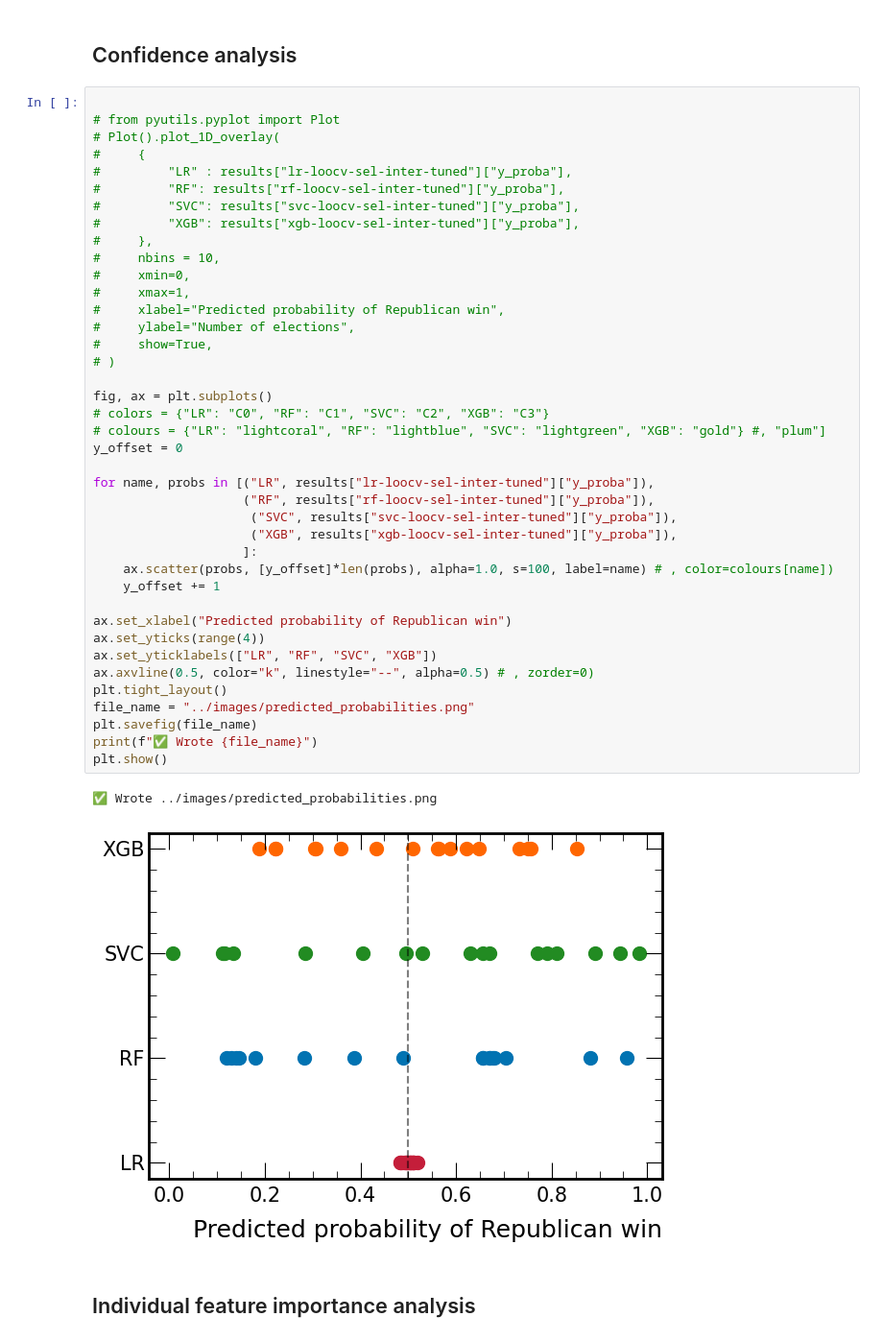
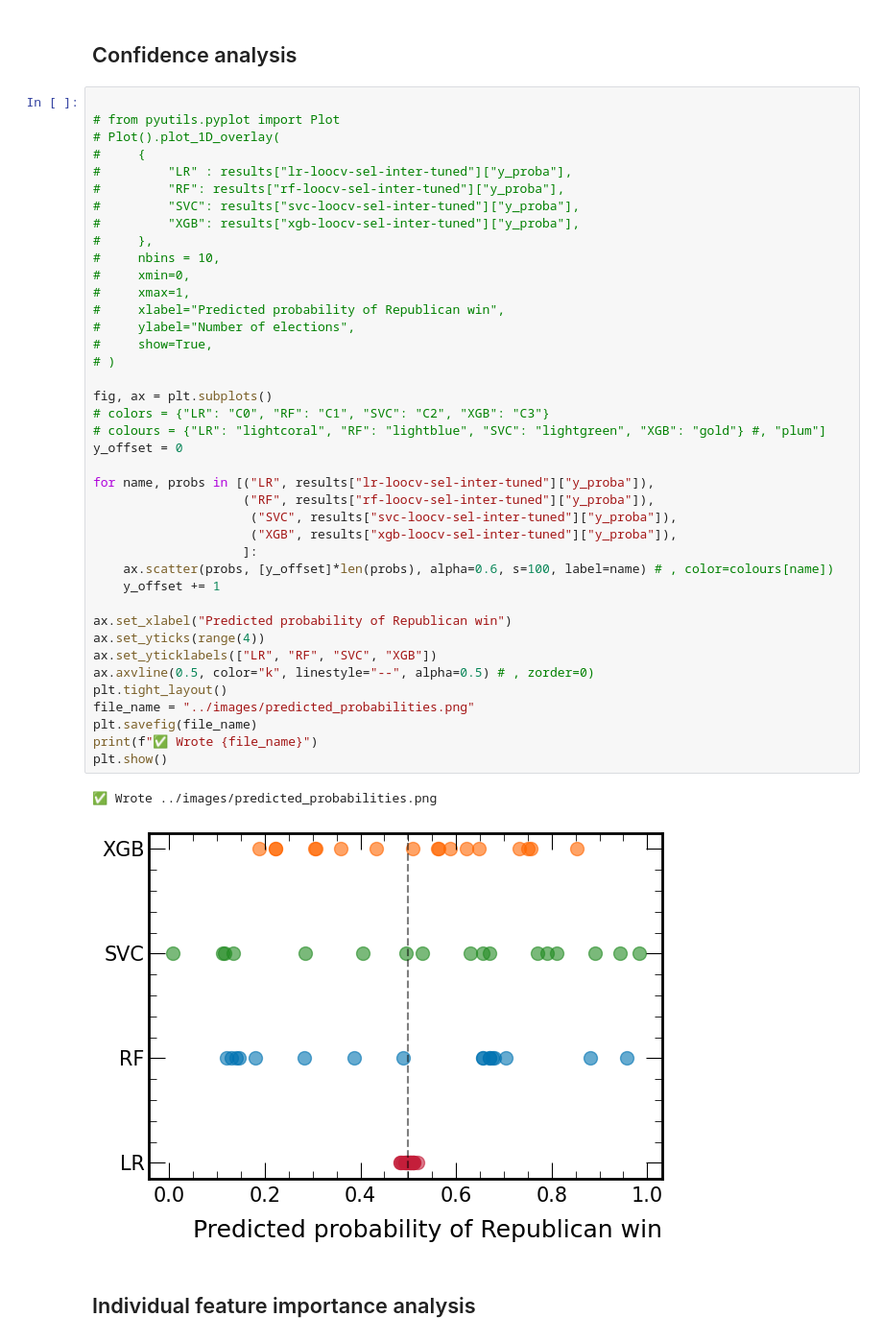
Before and after one commit to sam-grant/election-predictor, a Jupyter notebook: code/main.ipynb, the cells around one changed output. Shown at 96% size. Drawn from its saved outputs; the diff is of its cells as text.

Commit message:
Adjusting colour scheme again

```diff
--- a/code/main.ipynb
+++ b/code/main.ipynb
@@ -1741,35 +1741,35 @@ Predicted Right with 88% confidence. Post-Watergate, post-Vietnam era with uniqu
 #     xmin=0,
 #     xmax=1,
 #     xlabel="Predicted probability of Republican win",
 #     ylabel="Number of elections",
 #     show=True,
 # )
 
 fig, ax = plt.subplots()
 # colors = {"LR": "C0", "RF": "C1", "SVC": "C2", "XGB": "C3"}
 # colours = {"LR": "lightcoral", "RF": "lightblue", "SVC": "lightgreen", "XGB": "gold"} #, "plum"]
 y_offset = 0
 
 for name, probs in [("LR", results["lr-loocv-sel-inter-tuned"]["y_proba"]),
                     ("RF", results["rf-loocv-sel-inter-tuned"]["y_proba"]),
                      ("SVC", results["svc-loocv-sel-inter-tuned"]["y_proba"]),
                      ("XGB", results["xgb-loocv-sel-inter-tuned"]["y_proba"]),
                     ]:
-    ax.scatter(probs, [y_offset]*len(probs), alpha=1.0, s=100, label=name) # , color=colours[name])
+    ax.scatter(probs, [y_offset]*len(probs), alpha=0.6, s=100, label=name) # , color=colours[name])
     y_offset += 1
 
 ax.set_xlabel("Predicted probability of Republican win")
 ax.set_yticks(range(4))
 ax.set_yticklabels(["LR", "RF", "SVC", "XGB"])
 ax.axvline(0.5, color="k", linestyle="--", alpha=0.5) # , zorder=0)
 plt.tight_layout()
 file_name = "../images/predicted_probabilities.png"
 plt.savefig(file_name)
 print(f"✅ Wrote {file_name}")
 plt.show()
 # %% [output]
 ✅ Wrote ../images/predicted_probabilities.png
-[figure, old version]
+[figure, new version]
 # %% [markdown]
 ## Individual feature importance analysis
 # %%
```
Also changed, not shown: parts of 2 cells of this notebook, 3 other files.
